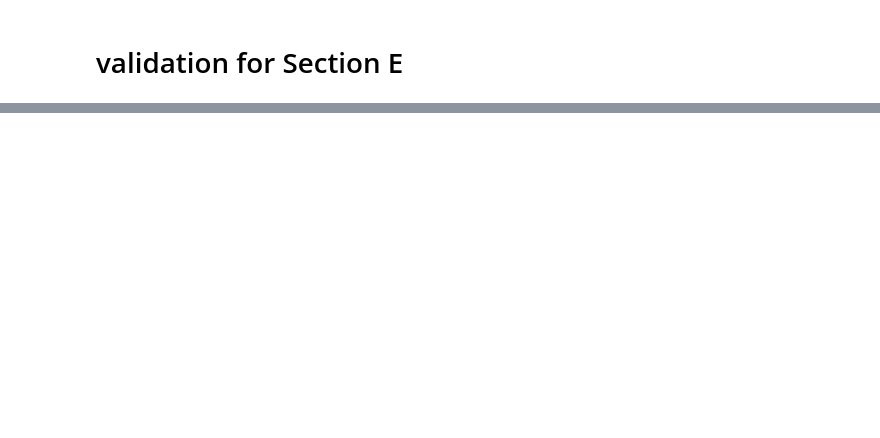
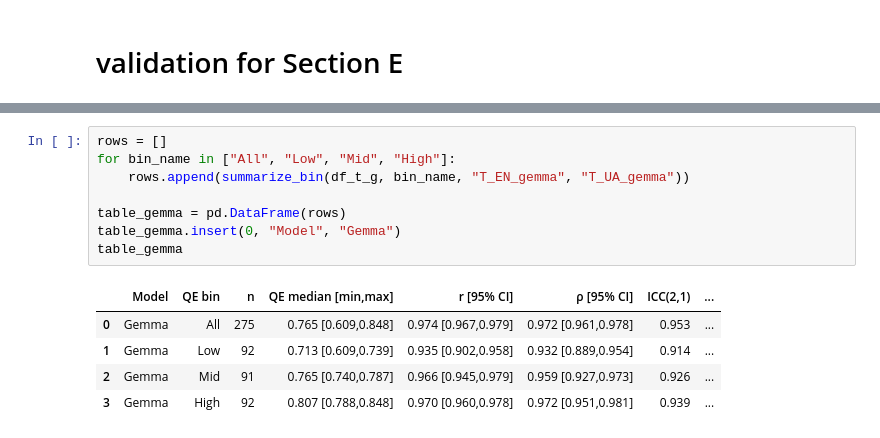
Before and after one commit to Pelmeshek1706/willis_2_airest, a Jupyter notebook: airest_article.ipynb, the cells around one changed output, grey strips where cells are left out. Drawn from its saved outputs; the diff is of its cells as text; blank space fills up the shorter version.

```diff
--- a/airest_article.ipynb
+++ b/airest_article.ipynb
@@ -1742,0 +1986,14 @@ eval_df
+# %%
+rows = []
+for bin_name in ["All", "Low", "Mid", "High"]:
+    rows.append(summarize_bin(df_t_g, bin_name, "T_EN_gemma", "T_UA_gemma"))
+
+table_gemma = pd.DataFrame(rows)
+table_gemma.insert(0, "Model", "Gemma")
+table_gemma
+# %% [output]
+|  | Model | QE bin | n | QE median [min,max] | r [95% CI] | ρ [95% CI] | ICC(2,1) | ... |
+| 0 | Gemma | All | 275 | 0.765 [0.609,0.848] | 0.974 [0.967,0.979] | 0.972 [0.961,0.978] | 0.953 | ... |
+| 1 | Gemma | Low | 92 | 0.713 [0.609,0.739] | 0.935 [0.902,0.958] | 0.932 [0.889,0.954] | 0.914 | ... |
+| 2 | Gemma | Mid | 91 | 0.765 [0.740,0.787] | 0.966 [0.945,0.979] | 0.959 [0.927,0.973] | 0.926 | ... |
+| 3 | Gemma | High | 92 | 0.807 [0.788,0.848] | 0.970 [0.960,0.978] | 0.972 [0.951,0.981] | 0.939 | ... |
```
Also changed, not shown: parts of 11 cells of this notebook, 1 other file.
